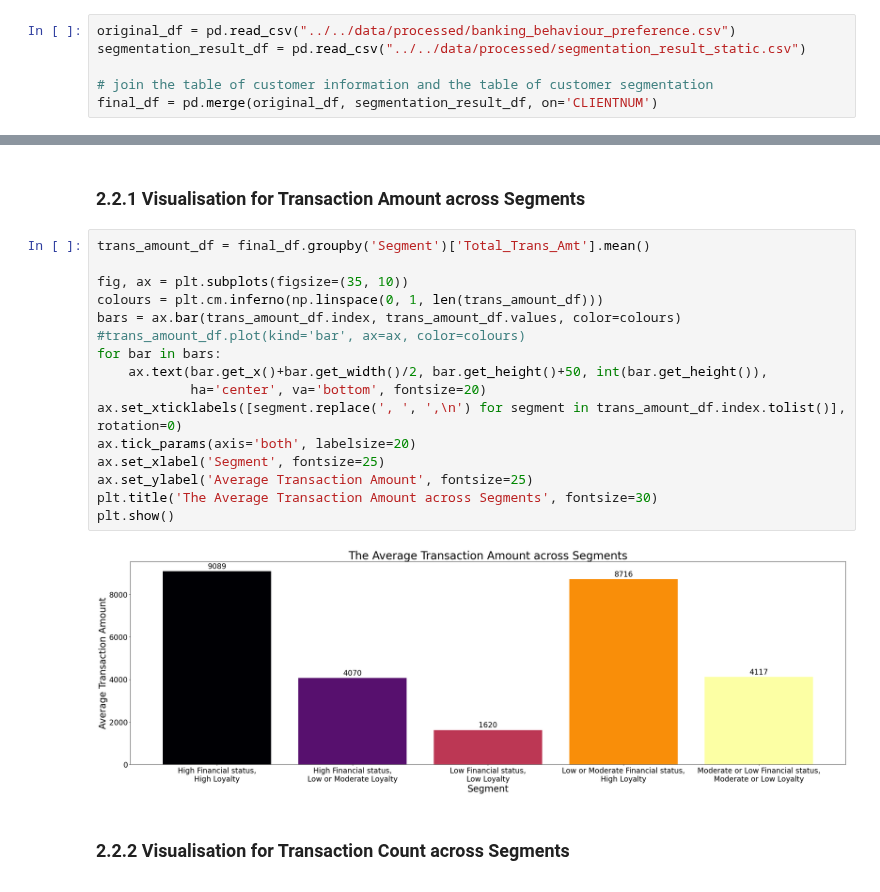
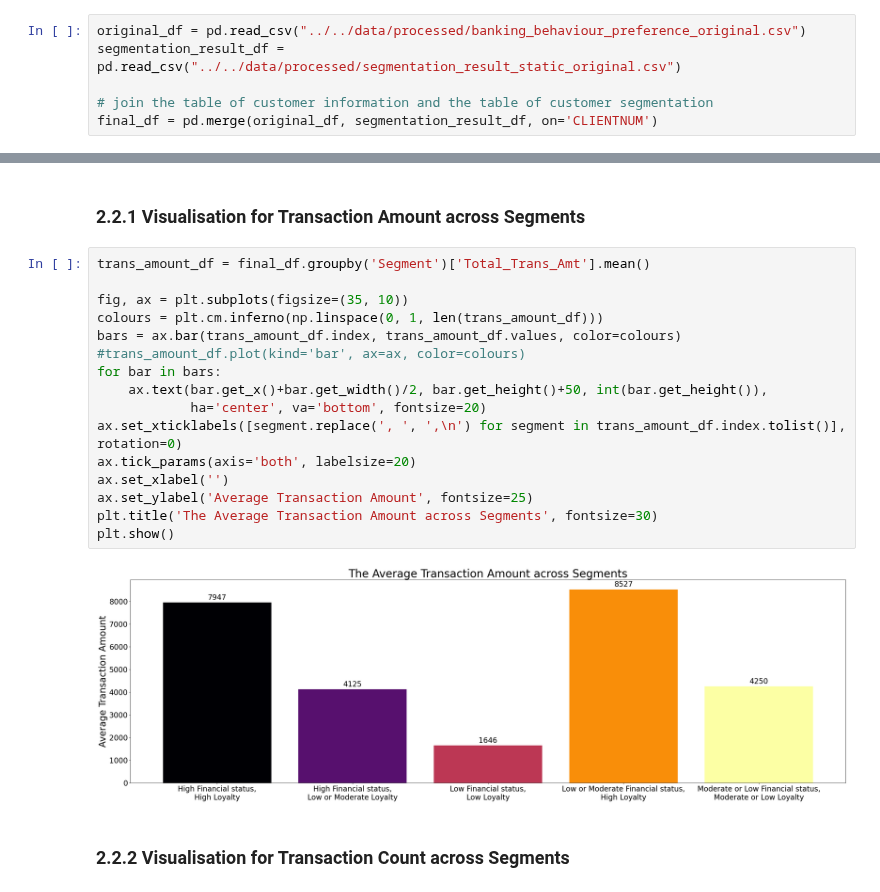
Before and after one commit to yionna/DSA3101-Object-Not-Found, a Jupyter notebook: group_tasks/Subgroup A/qn3.ipynb, the cells around one changed output, grey strips where cells are left out. Drawn from its saved outputs; the diff is of its cells as text.

```diff
--- a/group_tasks/Subgroup A/qn3.ipynb
+++ b/group_tasks/Subgroup A/qn3.ipynb
@@ -11,8 +11,8 @@ import matplotlib.pyplot as plt
 # %% [markdown]
 ## 1.2 Import Relevant Datasets
 # %%
-original_df = pd.read_csv("../../data/processed/banking_behaviour_preference.csv")
-segmentation_result_df = pd.read_csv("../../data/processed/segmentation_result_static.csv")
+original_df = pd.read_csv("../../data/processed/banking_behaviour_preference_original.csv")
+segmentation_result_df = pd.read_csv("../../data/processed/segmentation_result_static_original.csv")
 
 # join the table of customer information and the table of customer segmentation
 final_df = pd.merge(original_df, segmentation_result_df, on='CLIENTNUM')
@@ -98,21 +104,21 @@ plt.show()
 # %%
 trans_amount_df = final_df.groupby('Segment')['Total_Trans_Amt'].mean()
 
 fig, ax = plt.subplots(figsize=(35, 10))
 colours = plt.cm.inferno(np.linspace(0, 1, len(trans_amount_df)))
 bars = ax.bar(trans_amount_df.index, trans_amount_df.values, color=colours)
 #trans_amount_df.plot(kind='bar', ax=ax, color=colours)
 for bar in bars:
     ax.text(bar.get_x()+bar.get_width()/2, bar.get_height()+50, int(bar.get_height()),
             ha='center', va='bottom', fontsize=20)
 ax.set_xticklabels([segment.replace(', ', ',\n') for segment in trans_amount_df.index.tolist()], rotation=0)
 ax.tick_params(axis='both', labelsize=20)
-ax.set_xlabel('Segment', fontsize=25)
+ax.set_xlabel('')
 ax.set_ylabel('Average Transaction Amount', fontsize=25)
 plt.title('The Average Transaction Amount across Segments', fontsize=30)
 plt.show()
 # %% [output]
-[figure, old version]
+[figure, new version]
 # %% [markdown]
 ### 2.2.2 Visualisation for Transaction Count across Segments
 # %%
```
Also changed, not shown: parts of 10 cells of this notebook, 1 other file.
